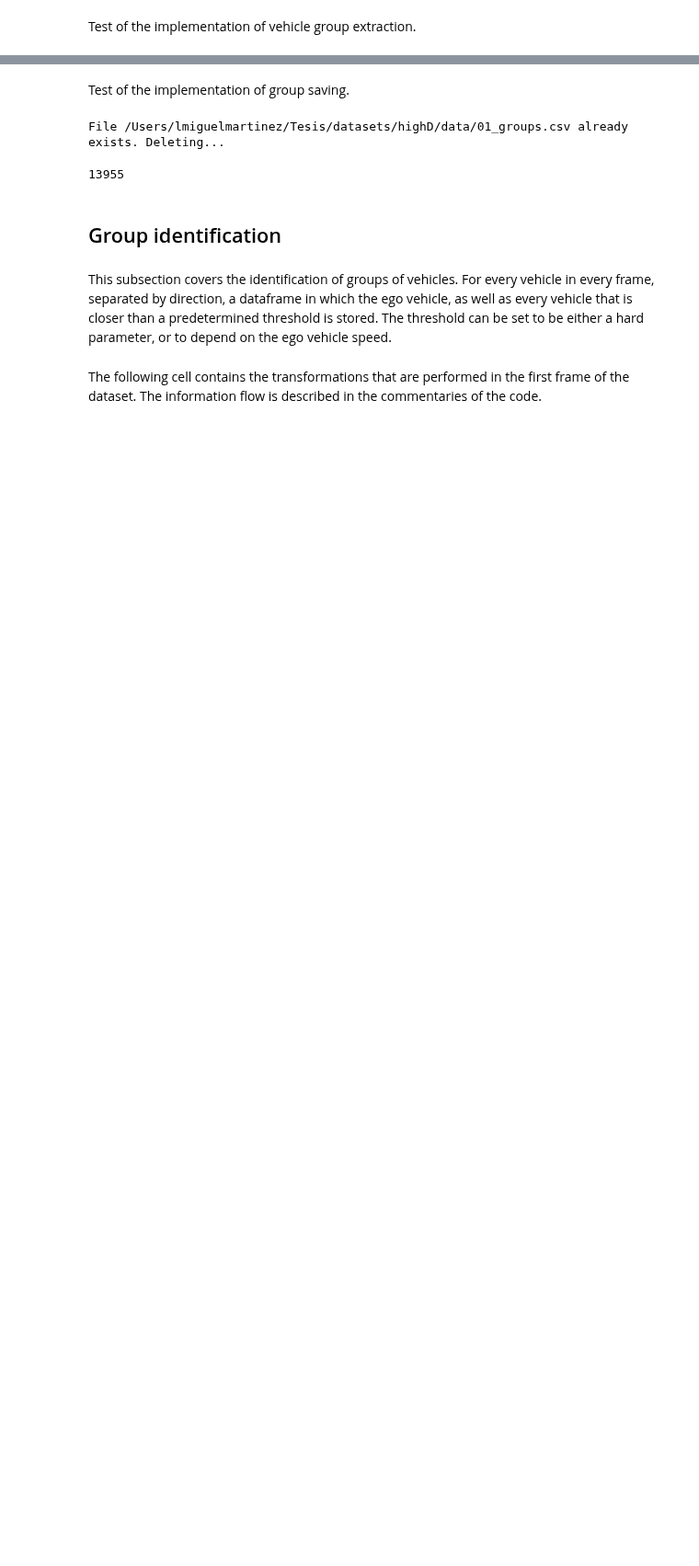
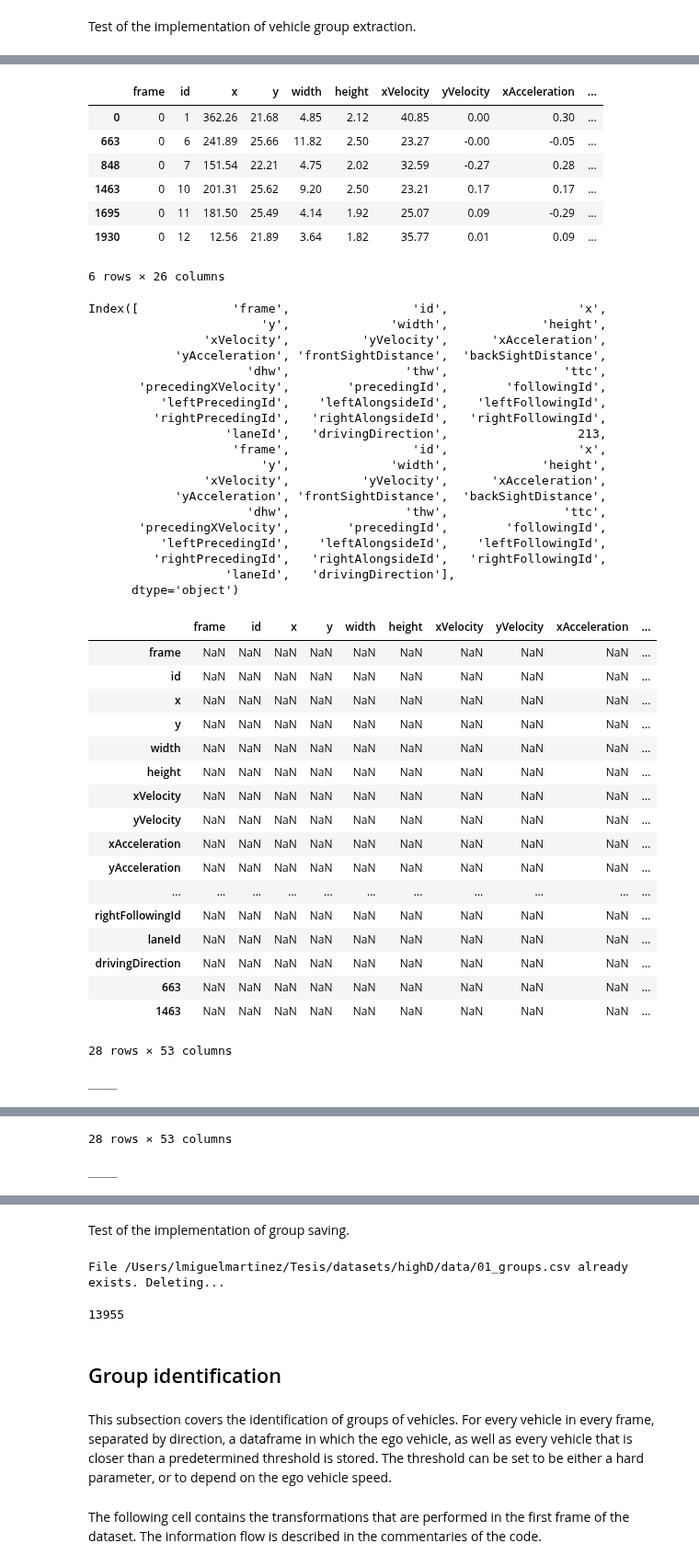
Before and after one commit to lmmartinez97/alphadrive_bp, a Jupyter notebook: highD/preprocessing/dataviz.ipynb, the cells around one changed output, grey strips where cells are left out. Shown at 92% size. Cells and saved outputs as stored; diff of their text form; code cells hidden in the pictures; blank space fills up the shorter version.

```diff
--- a/highD/preprocessing/dataviz.ipynb
+++ b/highD/preprocessing/dataviz.ipynb
@@ -440,7 +445,7 @@ Time elapsed is: 1.2785193920135498
 Test of the implementation of vehicle group extraction.
 # %%
 start = time()
-vehicle_groups = scene_data.get_historical_vehicle_aggregations(bubble_radius=50, lookback_window=4, frame_step=1)
+vehicle_groups = scene_data.get_historical_vehicle_aggregations(bubble_radius=50, lookback_window=2, frame_step=1)
 end = time()
 print("Time elapsed is:", end - start)
 # %% [output]
@@ -447,0 +459,46 @@ KeyboardInterrupt:
+|  | frame | id | x | y | width | height | xVelocity | yVelocity | xAcceleration | ... |
+| 0 | 0 | 1 | 362.26 | 21.68 | 4.85 | 2.12 | 40.85 | 0.00 | 0.30 | ... |
+| 663 | 0 | 6 | 241.89 | 25.66 | 11.82 | 2.50 | 23.27 | -0.00 | -0.05 | ... |
+| 848 | 0 | 7 | 151.54 | 22.21 | 4.75 | 2.02 | 32.59 | -0.27 | 0.28 | ... |
+| 1463 | 0 | 10 | 201.31 | 25.62 | 9.20 | 2.50 | 23.21 | 0.17 | 0.17 | ... |
+| 1695 | 0 | 11 | 181.50 | 25.49 | 4.14 | 1.92 | 25.07 | 0.09 | -0.29 | ... |
+| 1930 | 0 | 12 | 12.56 | 21.89 | 3.64 | 1.82 | 35.77 | 0.01 | 0.09 | ... |
+6 rows × 26 columns
+Index([             'frame',                 'id',                  'x',
+                        'y',              'width',             'height',
+                'xVelocity',          'yVelocity',      'xAcceleration',
+            'yAcceleration', 'frontSightDistance',  'backSightDistance',
+                      'dhw',                'thw',                'ttc',
+       'precedingXVelocity',        'precedingId',        'followingId',
+          'leftPrecedingId',    'leftAlongsideId',    'leftFollowingId',
+         'rightPrecedingId',   'rightAlongsideId',   'rightFollowingId',
+                   'laneId',   'drivingDirection',                  213,
+                    'frame',                 'id',                  'x',
+                        'y',              'width',             'height',
+                'xVelocity',          'yVelocity',      'xAcceleration',
+            'yAcceleration', 'frontSightDistance',  'backSightDistance',
+                      'dhw',                'thw',                'ttc',
+       'precedingXVelocity',        'precedingId',        'followingId',
+          'leftPrecedingId',    'leftAlongsideId',    'leftFollowingId',
+         'rightPrecedingId',   'rightAlongsideId',   'rightFollowingId',
+                   'laneId',   'drivingDirection'],
+      dtype='object')
+|  | frame | id | x | y | width | height | xVelocity | yVelocity | xAcceleration | ... |
+| frame | NaN | NaN | NaN | NaN | NaN | NaN | NaN | NaN | NaN | ... |
+| id | NaN | NaN | NaN | NaN | NaN | NaN | NaN | NaN | NaN | ... |
+| x | NaN | NaN | NaN | NaN | NaN | NaN | NaN | NaN | NaN | ... |
+| y | NaN | NaN | NaN | NaN | NaN | NaN | NaN | NaN | NaN | ... |
+| width | NaN | NaN | NaN | NaN | NaN | NaN | NaN | NaN | NaN | ... |
+| height | NaN | NaN | NaN | NaN | NaN | NaN | NaN | NaN | NaN | ... |
+| xVelocity | NaN | NaN | NaN | NaN | NaN | NaN | NaN | NaN | NaN | ... |
+| yVelocity | NaN | NaN | NaN | NaN | NaN | NaN | NaN | NaN | NaN | ... |
+| xAcceleration | NaN | NaN | NaN | NaN | NaN | NaN | NaN | NaN | NaN | ... |
+| yAcceleration | NaN | NaN | NaN | NaN | NaN | NaN | NaN | NaN | NaN | ... |
+| ... | ... | ... | ... | ... | ... | ... | ... | ... | ... | ... |
+| rightFollowingId | NaN | NaN | NaN | NaN | NaN | NaN | NaN | NaN | NaN | ... |
+| laneId | NaN | NaN | NaN | NaN | NaN | NaN | NaN | NaN | NaN | ... |
+| drivingDirection | NaN | NaN | NaN | NaN | NaN | NaN | NaN | NaN | NaN | ... |
+| 663 | NaN | NaN | NaN | NaN | NaN | NaN | NaN | NaN | NaN | ... |
+| 1463 | NaN | NaN | NaN | NaN | NaN | NaN | NaN | NaN | NaN | ... |
+28 rows × 53 columns
+____
@@ -447,0 +522,2 @@ KeyboardInterrupt:
+28 rows × 53 columns
+____
```
Also changed, not shown: parts of 5 cells of this notebook.
